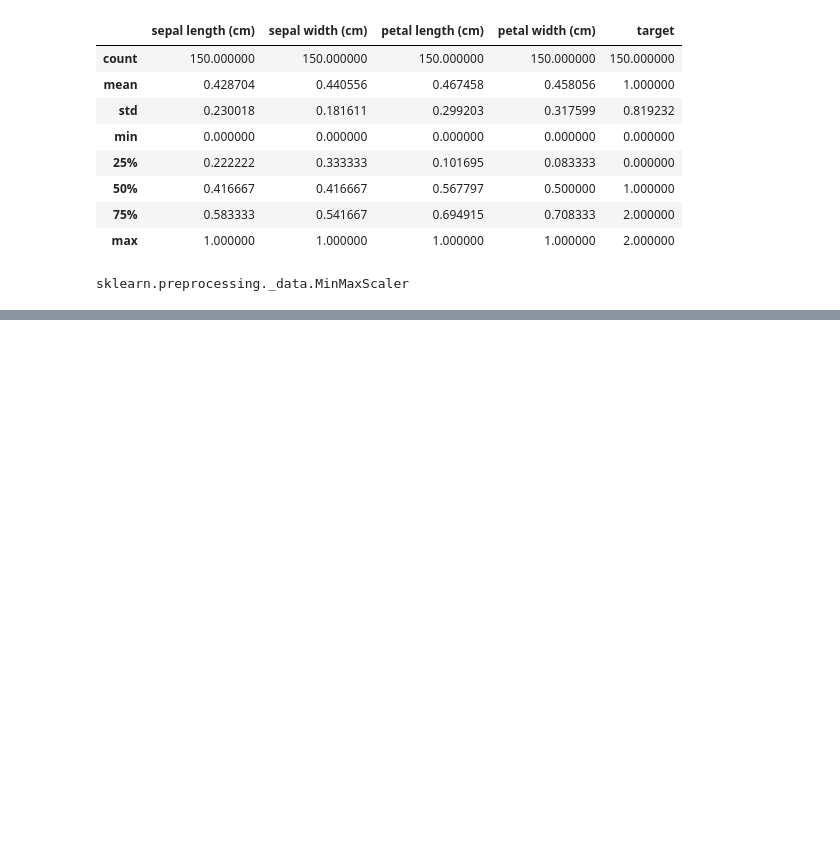
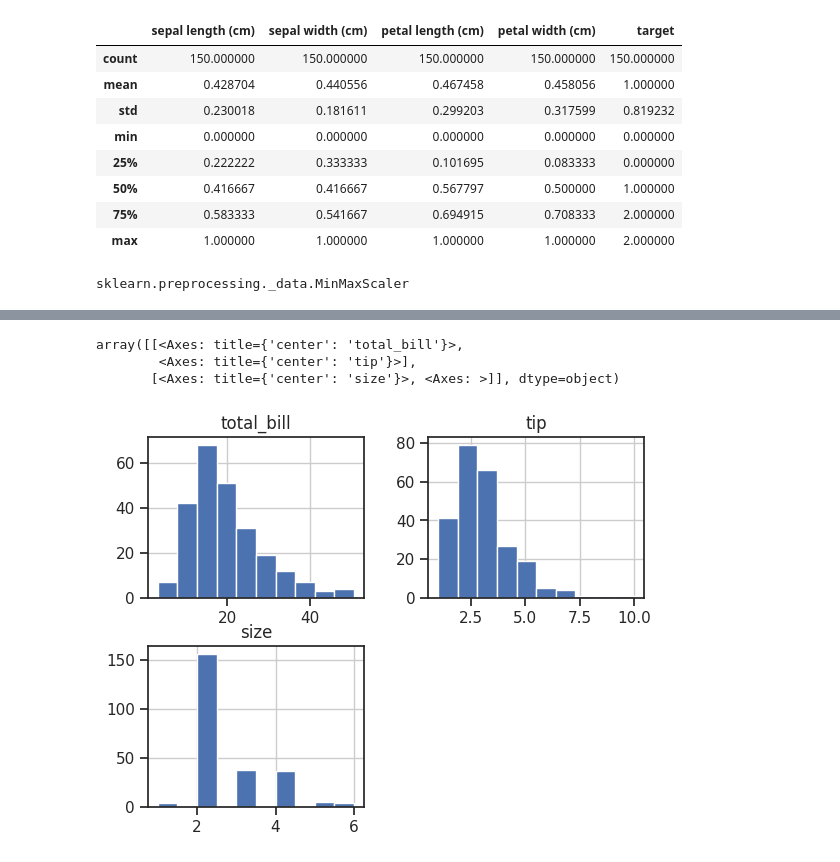
Before and after one commit to Anastasiia-Gorn/class, a Jupyter notebook: iris_202621384.ipynb, the cells around one changed output, grey strips where cells are left out. Drawn from its saved outputs; the diff is of its cells as text; code cells hidden in the pictures; blank space fills up the shorter version.

```diff
--- a/iris_202621384.ipynb
+++ b/iris_202621384.ipynb
@@ -182,0 +190,10 @@ sklearn.preprocessing._data.MinMaxScaler
+# %%
+import numpy as np
+import seaborn as sns
+sns.set_theme(style="ticks")
+
+rs = np.random.RandomState(11)
+x = rs.gamma(2, size=1000)
+y = -.5 * x + rs.normal(size=1000)
+
+sns.jointplot(x=x, y=y, kind="hex", color="#4CB391")
@@ -182,0 +205,7 @@ sklearn.preprocessing._data.MinMaxScaler
+# %%
+data.hist()
+# %% [output]
+array([[<Axes: title={'center': 'total_bill'}>,
+        <Axes: title={'center': 'tip'}>],
+       [<Axes: title={'center': 'size'}>, <Axes: >]], dtype=object)
+[figure, added]
```
Also changed, not shown: parts of 45 cells of this notebook.
